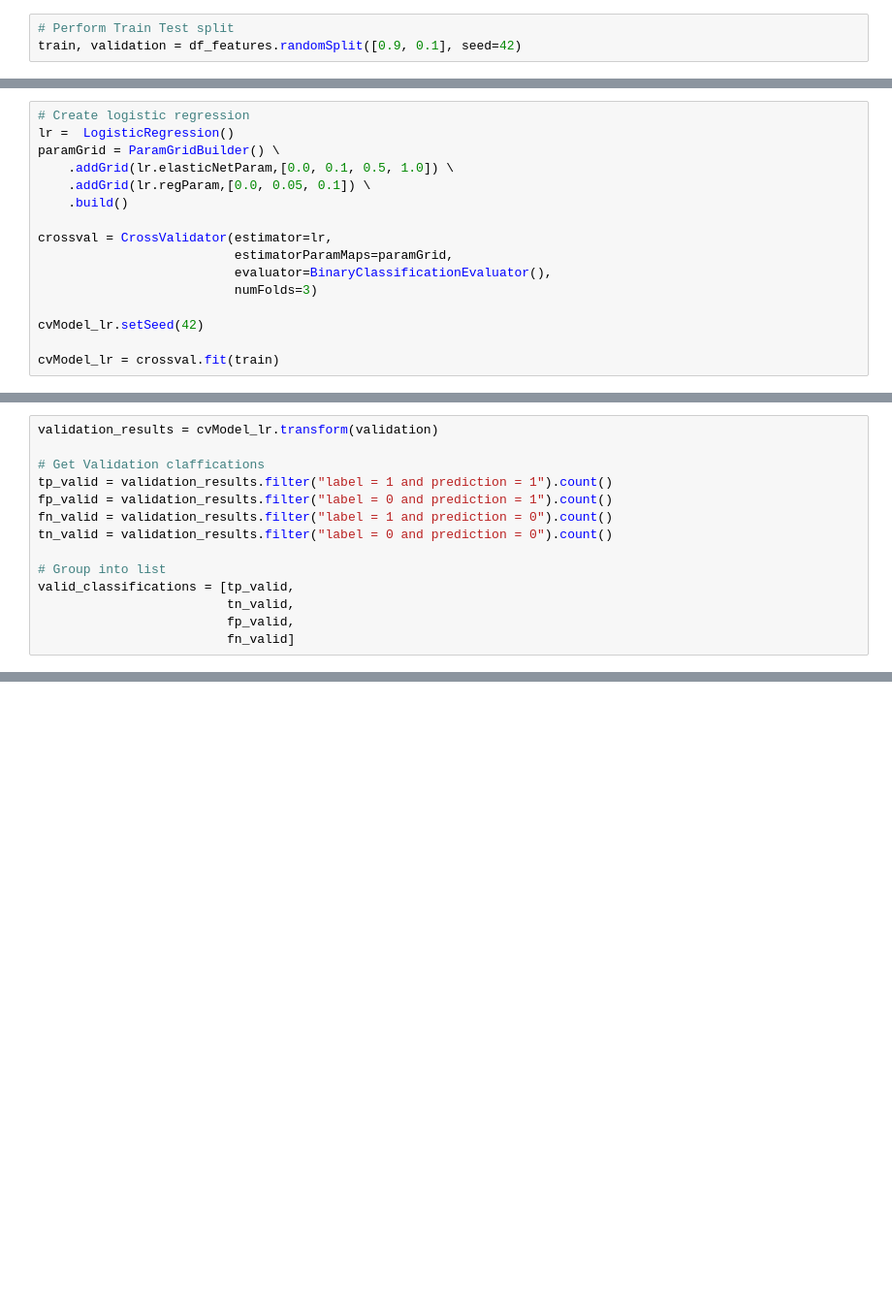
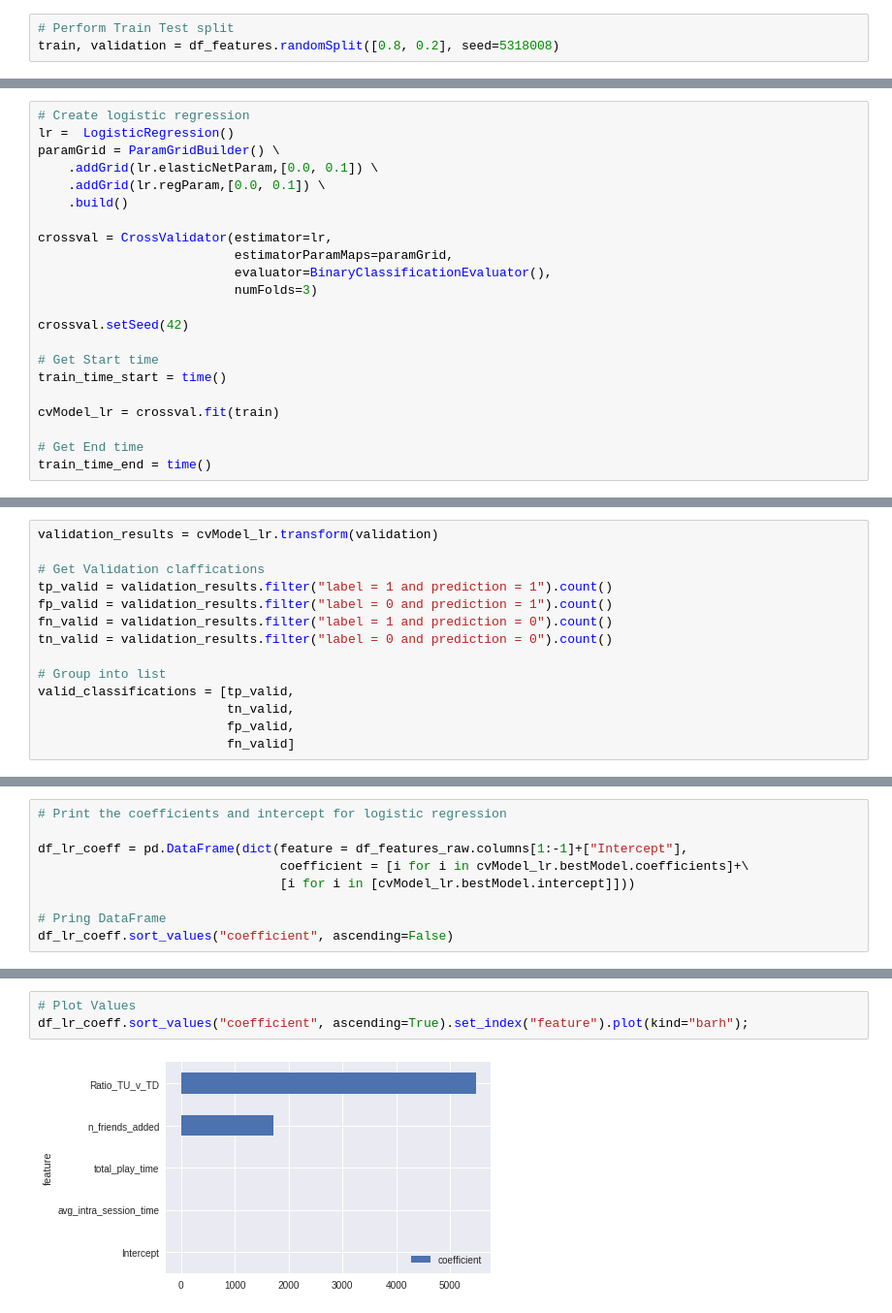
Before and after one commit to SThornewillvE/Udacity-DataScience-Nanodegree, a Jupyter notebook: 07_capstone_spark-ML_project/Sparkify.ipynb, the cells around one changed output, grey strips where cells are left out. Shown at 97% size. Saved outputs shown, nothing was run; the diff lists cells and outputs as text; blank space fills up the shorter version.

```diff
--- a/07_capstone_spark-ML_project/Sparkify.ipynb
+++ b/07_capstone_spark-ML_project/Sparkify.ipynb
@@ -830,4 +832,4 @@ Split the full dataset into train, test, and validation sets. Test out several o
 First, I want to throw my features into a model to see what kind of predictions I can get and then I want to make tweaks going from there.
 # %%
 # Perform Train Test split
-train, validation = df_features.randomSplit([0.9, 0.1], seed=42)
+train, validation = df_features.randomSplit([0.8, 0.2], seed=5318008)
@@ -835,8 +843,8 @@ train, validation = df_features.randomSplit([0.9, 0.1], seed=42)
 # Create logistic regression
 lr =  LogisticRegression()
 paramGrid = ParamGridBuilder() \
-    .addGrid(lr.elasticNetParam,[0.0, 0.1, 0.5, 1.0]) \
-    .addGrid(lr.regParam,[0.0, 0.05, 0.1]) \
+    .addGrid(lr.elasticNetParam,[0.0, 0.1]) \
+    .addGrid(lr.regParam,[0.0, 0.1]) \
     .build()
 
 crossval = CrossValidator(estimator=lr,
@@ -844,6 +852,12 @@ crossval = CrossValidator(estimator=lr,
                           evaluator=BinaryClassificationEvaluator(),
                           numFolds=3)
 
-cvModel_lr.setSeed(42)
+crossval.setSeed(42)
+
+# Get Start time
+train_time_start = time()
 
 cvModel_lr = crossval.fit(train)
+
+# Get End time
+train_time_end = time()
@@ -947,0 +956,9 @@ Clean up your code, adding comments and renaming variables to make the code easi
+# %%
+# Print the coefficients and intercept for logistic regression
+
+df_lr_coeff = pd.DataFrame(dict(feature = df_features_raw.columns[1:-1]+["Intercept"],
+                                coefficient = [i for i in cvModel_lr.bestModel.coefficients]+\
+                                [i for i in [cvModel_lr.bestModel.intercept]]))
+
+# Pring DataFrame
+df_lr_coeff.sort_values("coefficient", ascending=False)
@@ -947,0 +972,5 @@ Clean up your code, adding comments and renaming variables to make the code easi
+# %%
+# Plot Values
+df_lr_coeff.sort_values("coefficient", ascending=True).set_index("feature").plot(kind="barh");
+# %% [output]
+[figure, added]
```
Also changed, not shown: parts of 46 cells of this notebook.
